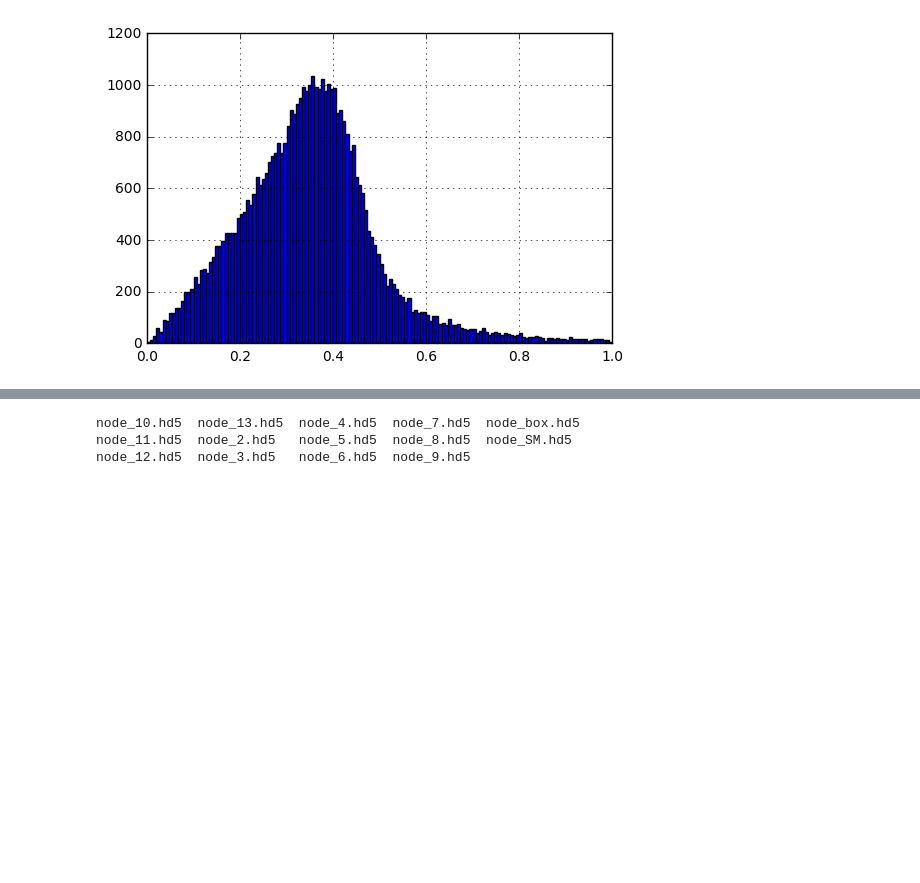
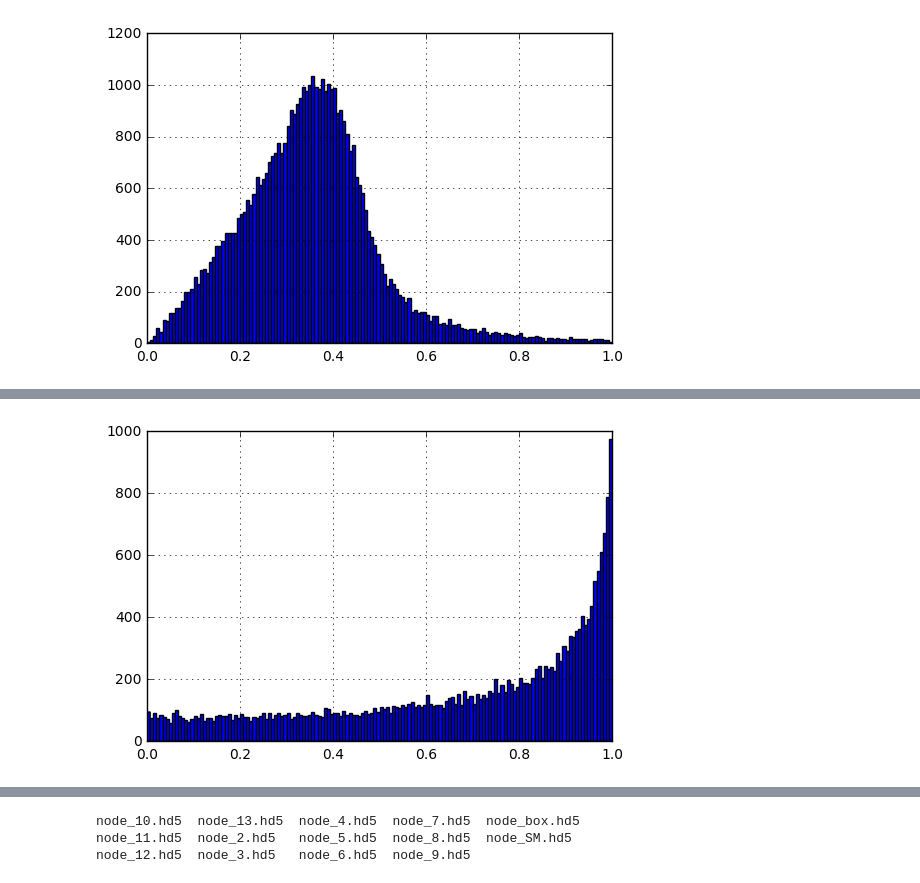
Before and after one commit to gitanjalipoddar/HHbbgg_ETH, a Jupyter notebook: GenResponse/notebooks/root_to_hdf.ipynb, the cells around one changed output, grey strips where cells are left out. Drawn from its saved outputs; the diff is of its cells as text; code cells hidden in the pictures; blank space fills up the shorter version.

```diff
--- a/GenResponse/notebooks/root_to_hdf.ipynb
+++ b/GenResponse/notebooks/root_to_hdf.ipynb
@@ -93,0 +104,5 @@ plt.show()
+# %%
+dfs["node_SM"].cos_theta_gg.hist(range=[0,1],bins=150)
+plt.show()
+# %% [output]
+[figure, added]
```
Also changed, not shown: parts of 9 cells of this notebook.
